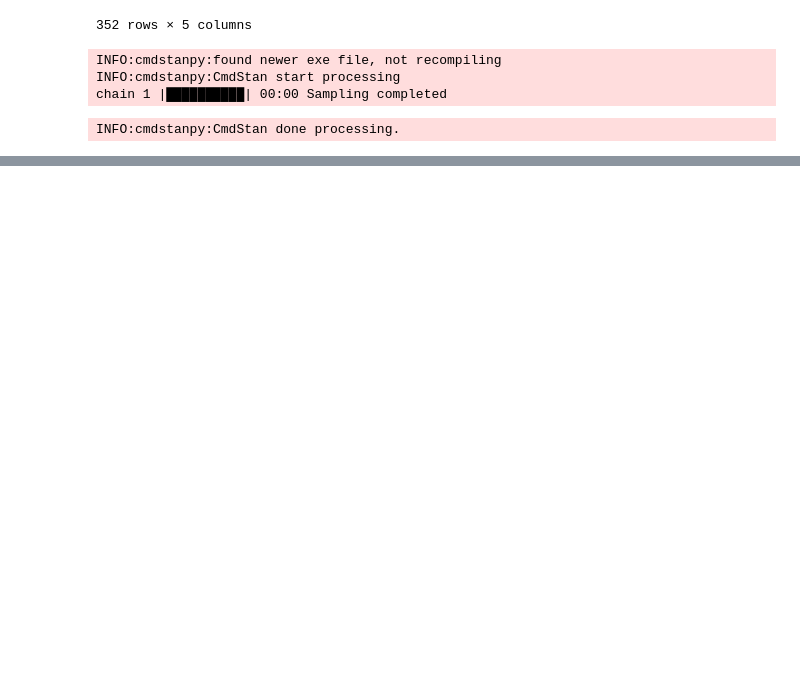
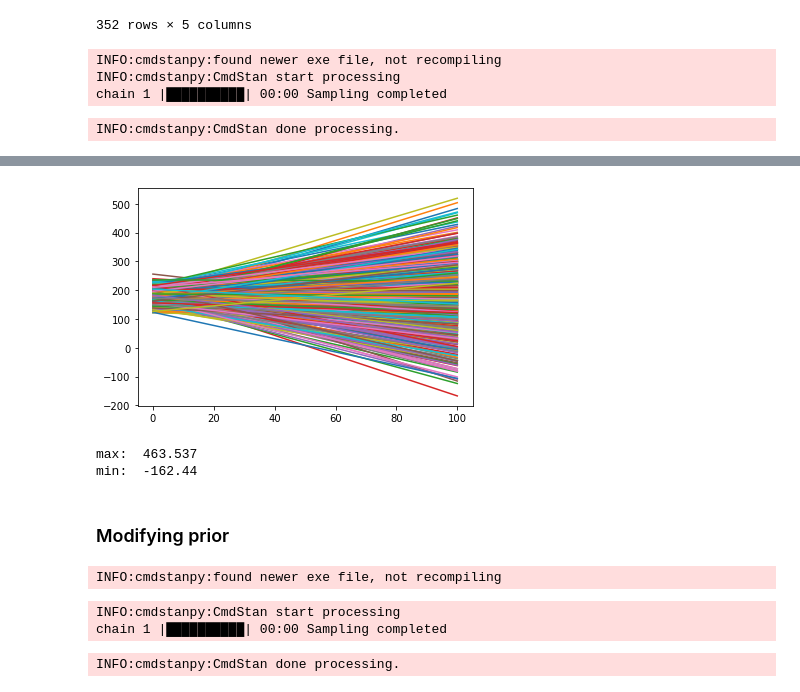
Before and after one commit to majedsuliman/Data-analysis, a Jupyter notebook: Lab4/Ex1.ipynb, the cells around one changed output, grey strips where cells are left out. Drawn from its saved outputs; the diff is of its cells as text; code cells hidden in the pictures; blank space fills up the shorter version.

```diff
--- a/Lab4/Ex1.ipynb
+++ b/Lab4/Ex1.ipynb
@@ -211 +214,36 @@ df
 1000 rows × 55 columns
+# %%
+alpha = sim.stan_variable('alpha')
+beta = sim.stan_variable('beta')
+
+for i in range(len(alpha)) :
+    x = np.array([0, 100])
+    y = beta[i] * x + alpha[i]
+    plt.plot(x, y)
+
+plt.show()
+
+print('max: ', np.max(sim.stan_variable('height')))
+print('min: ', np.min(sim.stan_variable('height')))
+# %% [output]
+[figure, added]
+max:  463.537
+min:  -162.44
+# %% [markdown]
+### Modifying prior
+# %%
+model_ppc=CmdStanModel(stan_file='height_2b_ppc.stan')
+# %% [output]
+INFO:cmdstanpy:found newer exe file, not recompiling
+# %%
+sim=model_ppc.sample(data=data_sim,
+                     iter_sampling=R,
+                     iter_warmup=0,
+                     chains=1,
+                     refresh=R,
+                     fixed_param=True,
+                     seed=29042020)
+# %% [output]
+INFO:cmdstanpy:CmdStan start processing
+chain 1 |██████████| 00:00 Sampling completed
+INFO:cmdstanpy:CmdStan done processing.
```
Also changed, not shown: parts of 15 cells of this notebook, 8 other files.
